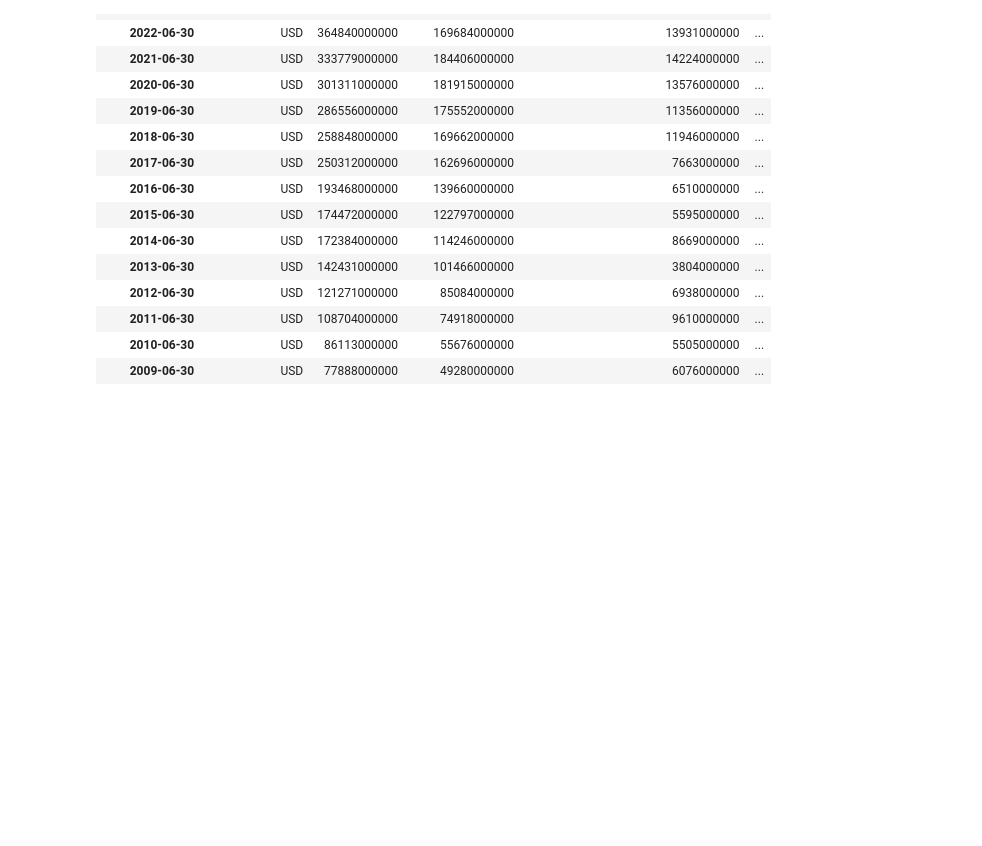
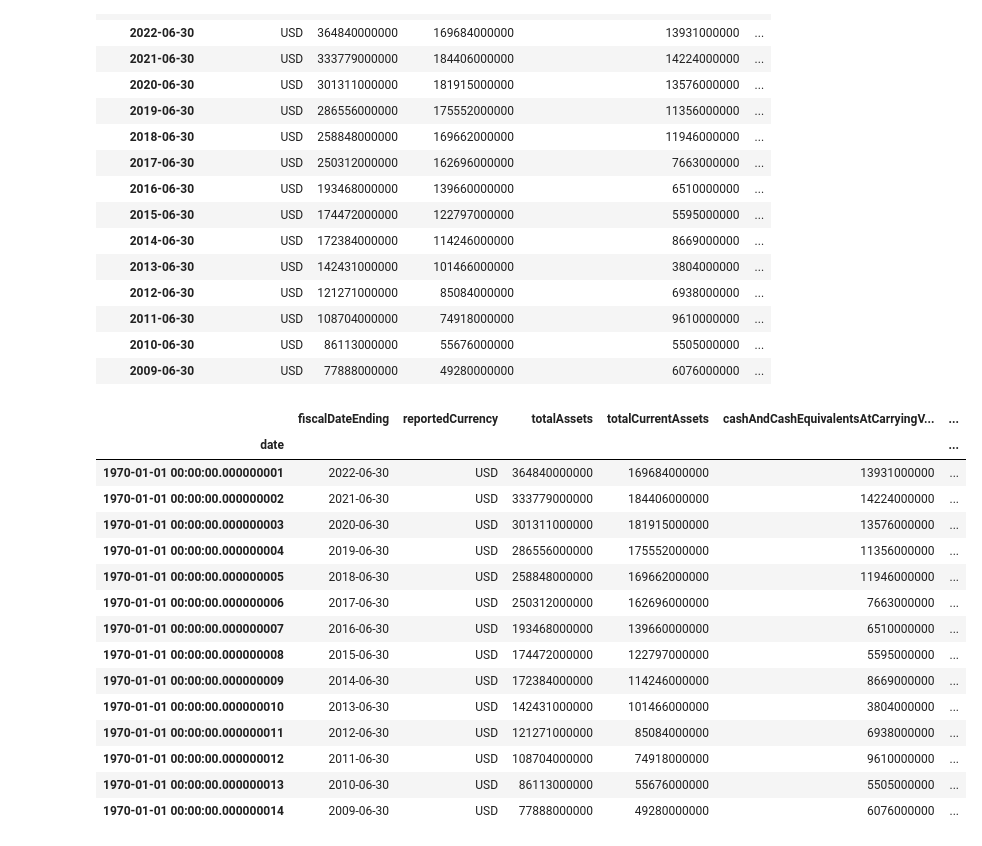
Before and after one commit to Judai-script/Practice, a Jupyter notebook: practice and rw/Pandas.ipynb, the cells around one changed output. Drawn from its saved outputs; the diff is of its cells as text; code cells hidden in the pictures; blank space fills up the shorter version.

```diff
--- a/practice and rw/Pandas.ipynb
+++ b/practice and rw/Pandas.ipynb
@@ -131,3 +131,23 @@ balsheetDFI
 | 2011-06-30 | USD | 108704000000 | 74918000000 | 9610000000 | ... |
 | 2010-06-30 | USD | 86113000000 | 55676000000 | 5505000000 | ... |
 | 2009-06-30 | USD | 77888000000 | 49280000000 | 6076000000 | ... |
+# %%
+filt = balsheetDF["inventory"] == "2500000000"
+balsheetDF.loc[~(balsheetDF["totalCurrentAssets"] == "184257000000")]
+# %% [output]
+|  | fiscalDateEnding | reportedCurrency | totalAssets | totalCurrentAssets | cashAndCashEquivalentsAtCarryingV... | ... |
+| date |  |  |  |  |  | ... |
+| 1970-01-01 00:00:00.000000001 | 2022-06-30 | USD | 364840000000 | 169684000000 | 13931000000 | ... |
+| 1970-01-01 00:00:00.000000002 | 2021-06-30 | USD | 333779000000 | 184406000000 | 14224000000 | ... |
+| 1970-01-01 00:00:00.000000003 | 2020-06-30 | USD | 301311000000 | 181915000000 | 13576000000 | ... |
+| 1970-01-01 00:00:00.000000004 | 2019-06-30 | USD | 286556000000 | 175552000000 | 11356000000 | ... |
+| 1970-01-01 00:00:00.000000005 | 2018-06-30 | USD | 258848000000 | 169662000000 | 11946000000 | ... |
+| 1970-01-01 00:00:00.000000006 | 2017-06-30 | USD | 250312000000 | 162696000000 | 7663000000 | ... |
+| 1970-01-01 00:00:00.000000007 | 2016-06-30 | USD | 193468000000 | 139660000000 | 6510000000 | ... |
+| 1970-01-01 00:00:00.000000008 | 2015-06-30 | USD | 174472000000 | 122797000000 | 5595000000 | ... |
+| 1970-01-01 00:00:00.000000009 | 2014-06-30 | USD | 172384000000 | 114246000000 | 8669000000 | ... |
+| 1970-01-01 00:00:00.000000010 | 2013-06-30 | USD | 142431000000 | 101466000000 | 3804000000 | ... |
+| 1970-01-01 00:00:00.000000011 | 2012-06-30 | USD | 121271000000 | 85084000000 | 6938000000 | ... |
+| 1970-01-01 00:00:00.000000012 | 2011-06-30 | USD | 108704000000 | 74918000000 | 9610000000 | ... |
+| 1970-01-01 00:00:00.000000013 | 2010-06-30 | USD | 86113000000 | 55676000000 | 5505000000 | ... |
+| 1970-01-01 00:00:00.000000014 | 2009-06-30 | USD | 77888000000 | 49280000000 | 6076000000 | ... |
```
